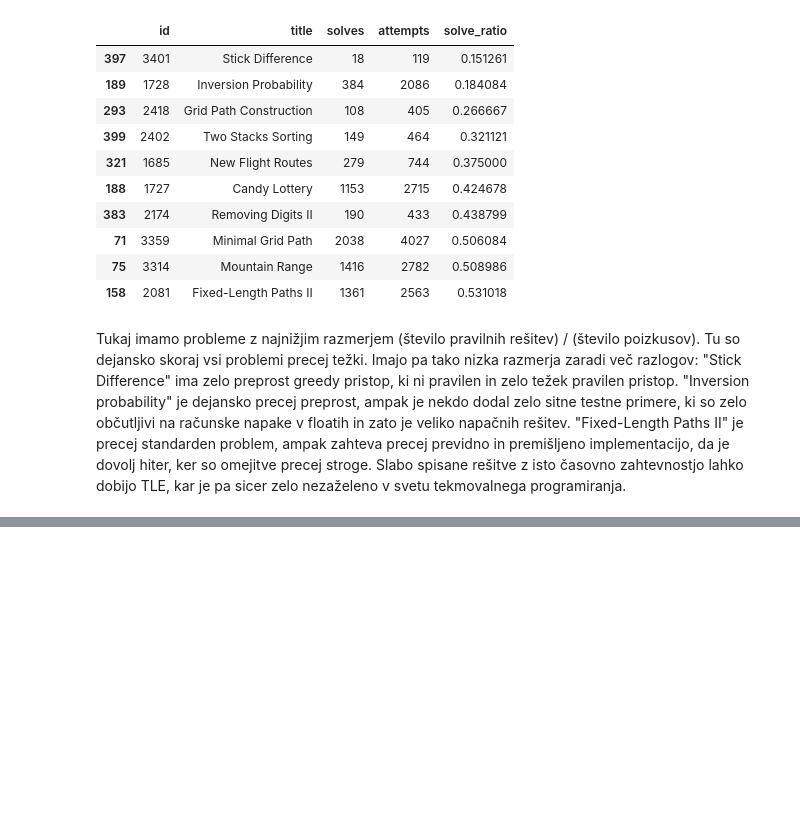
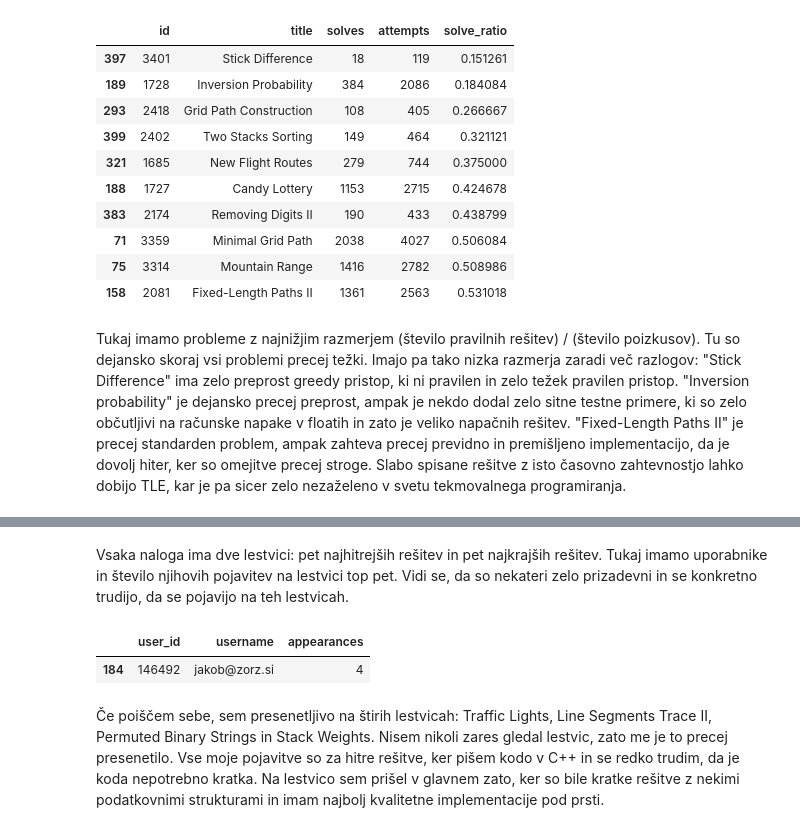
Before and after one commit to Zorz42/uvp-projektna, a Jupyter notebook: notebook.ipynb, the cells around one changed output, grey strips where cells are left out. Cells and saved outputs as stored; diff of their text form; code cells hidden in the pictures; blank space fills up the shorter version.

```diff
--- a/notebook.ipynb
+++ b/notebook.ipynb
@@ -129,0 +145,10 @@ Tukaj imamo probleme z najnižjim razmerjem (število pravilnih rešitev) / (št
+# %% [markdown]
+Vsaka naloga ima dve lestvici: pet najhitrejših rešitev in pet najkrajših rešitev. Tukaj imamo uporabnike in število njihovih pojavitev na lestvici top pet. Vidi se, da so nekateri zelo prizadevni in se konkretno trudijo, da se pojavijo na teh lestvicah.
+# %%
+users[users["username"] == "jakob@zorz.si"]
+# %% [output]
+|  | user_id | username | appearances |
+| 184 | 146492 | jakob@zorz.si | 4 |
+# %% [markdown]
+Če poiščem sebe, sem presenetljivo na štirih lestvicah: Traffic Lights, Line Segments Trace II, Permuted Binary Strings in Stack Weights.
+Nisem nikoli zares gledal lestvic, zato me je to precej presenetilo. Vse moje pojavitve so za hitre rešitve, ker pišem kodo v C++ in se redko trudim, da je koda nepotrebno kratka. Na lestvico sem prišel v glavnem zato, ker so bile kratke rešitve z nekimi podatkovnimi strukturami in imam najbolj kvalitetne implementacije pod prsti.
```
Also changed, not shown: parts of 1 cell of this notebook, 2 other files.
